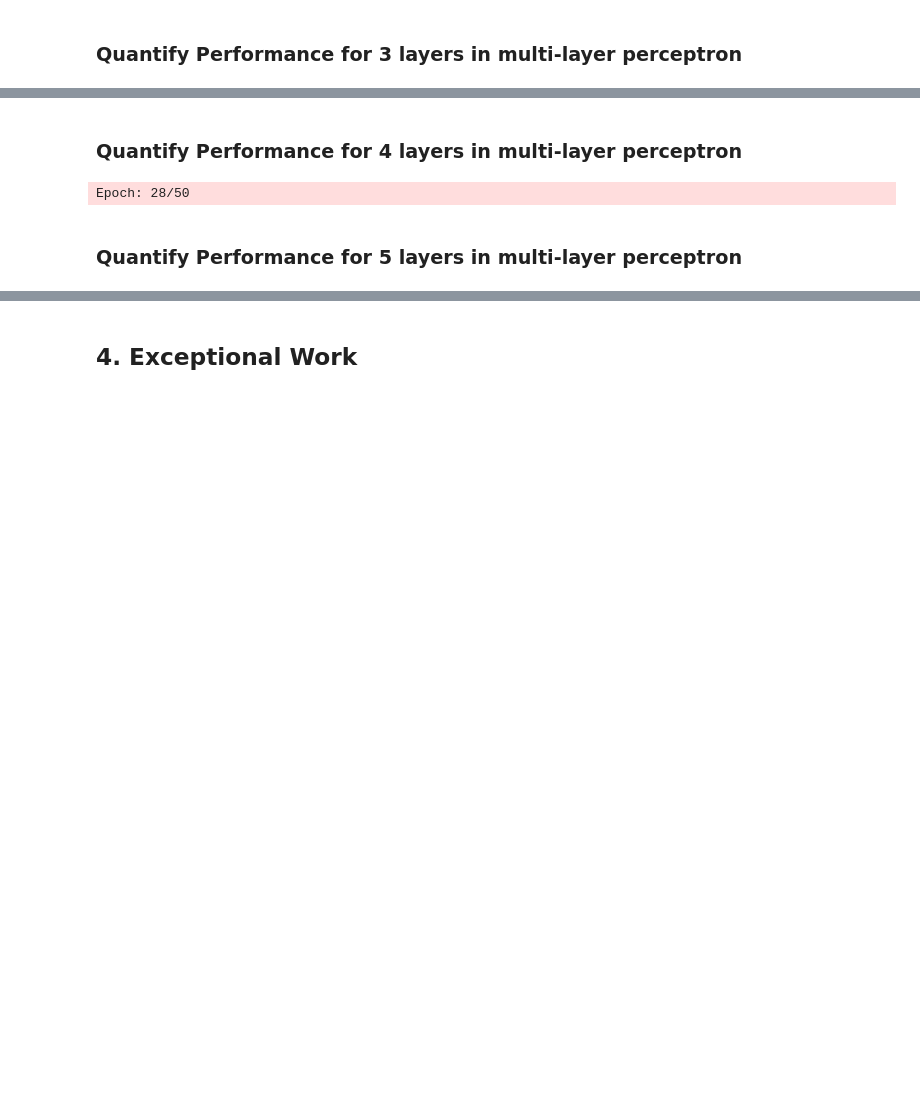
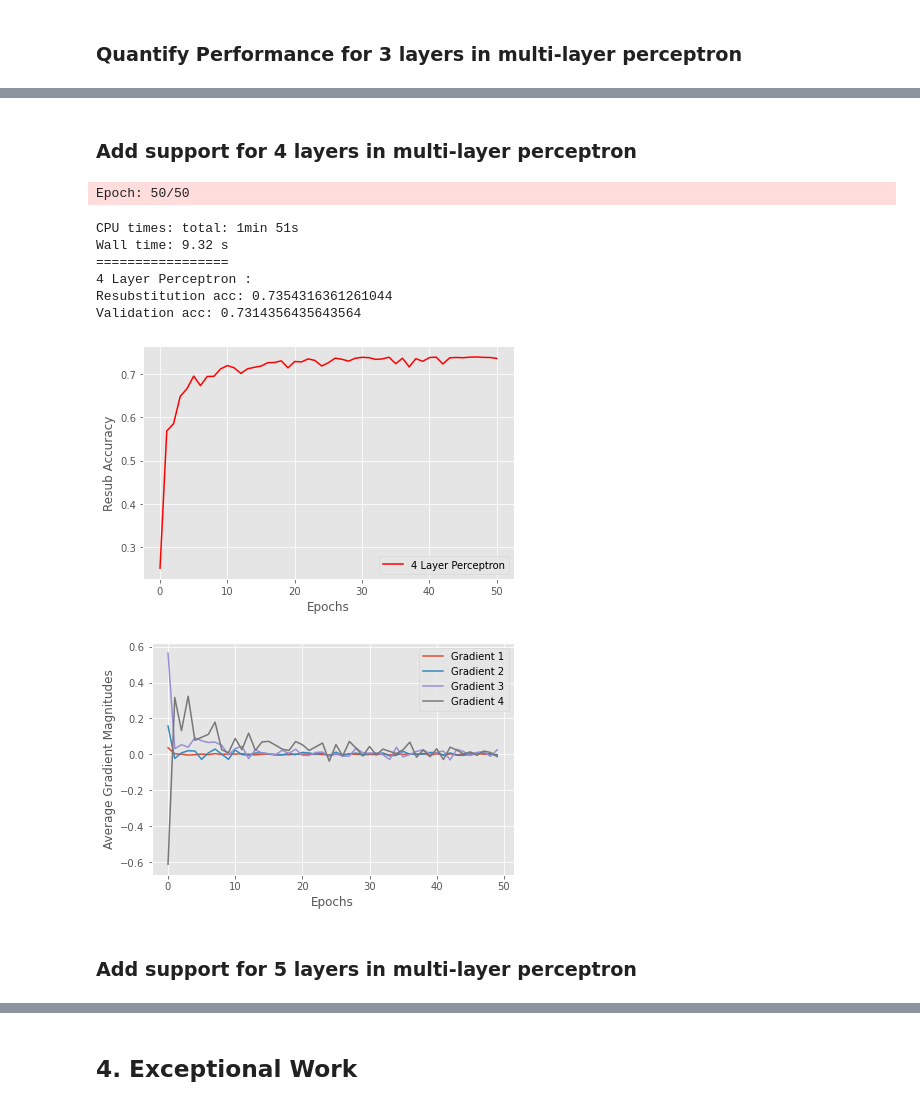
Before and after one commit to kirkwat/machine-learning, a Jupyter notebook: lab4/kirk.ipynb, the cells around one changed output, grey strips where cells are left out. Cells and saved outputs as stored; diff of their text form; code cells hidden in the pictures; blank space fills up the shorter version.

Commit message:
finish adaptive learning
just need to discuss removing variables, discuss adaptive learning vs normal, and do exceptional work

```diff
--- a/lab4/kirk.ipynb
+++ b/lab4/kirk.ipynb
@@ -430,11 +430,11 @@ X_train_norm_enc, X_test_norm_enc = train_test_split(X_normal_encoded.to_numpy()
                                                     test_size=.20,
                                                     random_state=42)
 #quantify performance using accuracy
-nn_better = TLPBetterInitial(**vals)
+nn = TLPBetterInitial(**vals)
 
-%time nn_better.fit(X_train_norm_enc, y_train, print_progress=1, XY_test=(X_test_norm_enc, y_test))
+%time nn.fit(X_train_norm_enc, y_train, print_progress=1, XY_test=(X_test_norm_enc, y_test))
 
-print_result(nn_better,X_train_norm_enc,y_train,X_test_norm_enc,y_test,title="Normalized and one-hot encoded data")
+print_result(nn,X_train_norm_enc,y_train,X_test_norm_enc,y_test,title="Normalized and one-hot encoded data")
 plt.show()
 # %% [output]
 Epoch: 50/50
@@ -594,10 +594,6 @@ class MLPMiniBatch(MultiLayerPerceptronBase):
         self.n_output_ = Y_enc.shape[0]
         self.W = self._initialize_weights()
 
-        rho_W_prev = []
-        for weight in self.W:
-            rho_W_prev.append(np.zeros(weight.shape))
-
         self.cost_ = []
         self.score_ = []
         # get starting acc
@@ -618,7 +614,7 @@ class MLPMiniBatch(MultiLayerPerceptronBase):
 
             # adaptive learning rate
             # \frac{\eta}{1+\epsilon\cdot k}
-            eta = self.eta / (1 + self.decrease_const*i)
+            #eta = self.eta / (1 + self.decrease_const*i)
 
             if print_progress>0 and (i+1)%print_progress==0:
                 sys.stderr.write('\rEpoch: %d/%d' % (i+1, self.epochs))
@@ -648,14 +644,11 @@ class MLPMiniBatch(MultiLayerPerceptronBase):
                 gradient = self._get_gradient(A, Z, Y_enc[:, idx], self.W)
 
                 #for each minibatch layer, get average gradient magnitudes
-                for index in range(len(gradients)):
+                for index in range(len(gradient)):
                     gradients[index].append(np.mean(gradient[index]))
 
-                #calc momentum
-                rho_W = [g * self.eta for g in gradient]
-                for index in range(len(rho_W)):
-                    self.W[index] -= (rho_W[index] + (self.alpha * rho_W_prev[index]))
-                rho_W_prev = rho_W
+                for index in range(len(gradient)):
+                    self.W[index] -= (self.eta * gradient[index])
 
             self.cost_.append(mini_cost)
             self.score_.append(accuracy_score(y_data,self.predict(X_data)))
@@ -786,19 +779,26 @@ Validation acc: 0.7313668866886689
 [figure]
 [figure]
 # %% [markdown]
-### Quantify Performance for 4 layers in multi-layer perceptron
+### Add support for 4 layers in multi-layer perceptron
 # %%
 vals['layers'] = 4
 #quantify performance using accuracy
-nn_better = MLPBetterInitial(**vals)
-
-%time gradients = nn_better.fit(X_train_norm_enc, y_train, print_progress=1)
+nn = MLPBetterInitial(**vals)
+%time gradients = nn.fit(X_train_norm_enc, y_train, print_progress=1)
 #display accuracy performance and average gradient magnitudes for each layer
-print_result(nn_better,X_train_norm_enc,y_train, X_test_norm_enc, y_test,gradients,title="4 Layer Perceptron")
+print_result(nn,X_train_norm_enc,y_train, X_test_norm_enc, y_test,gradients,title="4 Layer Perceptron")
 # %% [output]
-Epoch: 28/50
+Epoch: 50/50
+CPU times: total: 1min 51s
+Wall time: 9.32 s
+=================
+4 Layer Perceptron :
+Resubstitution acc: 0.7354316361261044
+Validation acc: 0.7314356435643564
+[figure, added]
+[figure, added]
 # %% [markdown]
-### Quantify Performance for 5 layers in multi-layer perceptron
+### Add support for 5 layers in multi-layer perceptron
 # %%
 vals['layers'] = 5
 #quantify performance using accuracy
```
Also changed, not shown: parts of 9 cells of this notebook.
